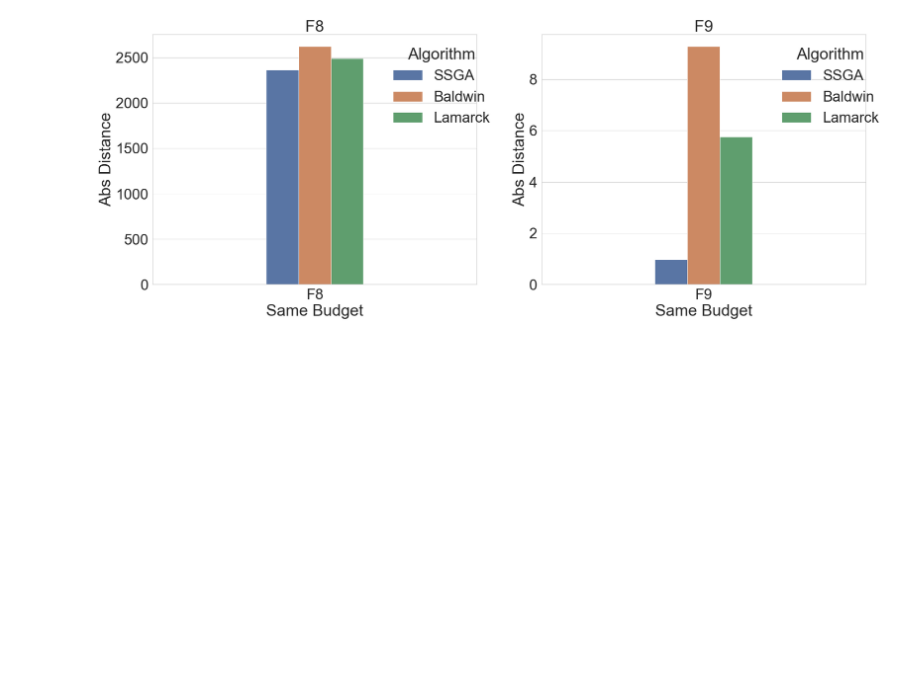
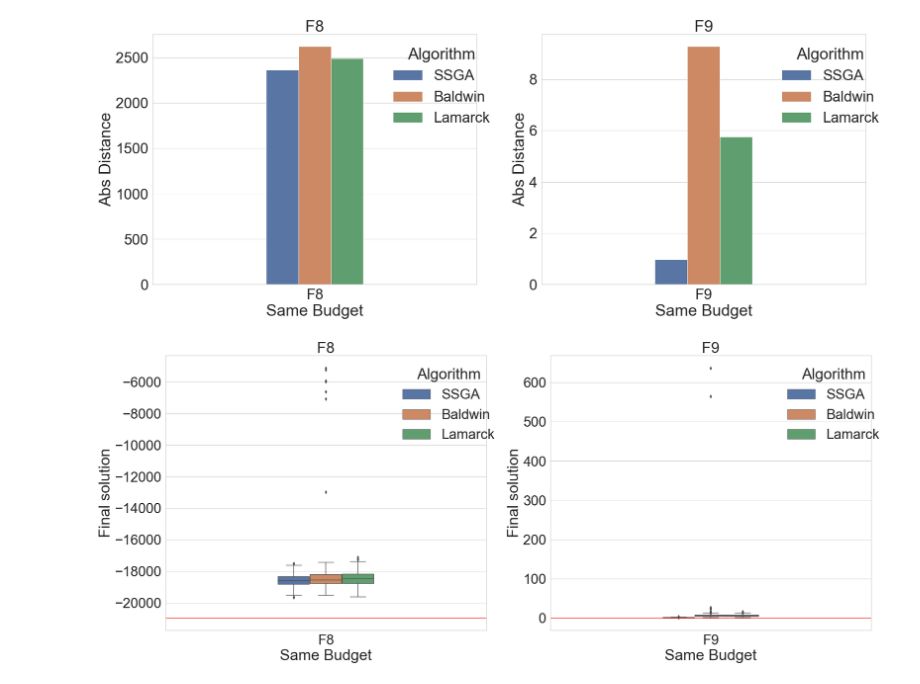
Before and after one commit to JIAOJIAOMEI/Evolution_algorithm, a Jupyter notebook: budget analysis/89/plots/distance.ipynb, the cells around one changed output. Drawn from its saved outputs; the diff is of its cells as text; code cells hidden in the pictures; blank space fills up the shorter version.

```diff
--- a/budget analysis/89/plots/distance.ipynb
+++ b/budget analysis/89/plots/distance.ipynb
@@ -236,3 +236,28 @@ def show_graph(dataframe):
 show_graph(dataframe=df)
 # %% [output]
 [figure]
+# %%
+op = [opt[i-1] for i in function_list]
+def show_graph(dataframe):
+    sns.set_theme(style="whitegrid", font_scale=1.5)
+    sns.set_style("ticks", {'axes.grid': True})
+    dist_cols = 2
+    dist_rows = 1
+    plt.figure(figsize=(15 * dist_cols, 12 * dist_rows))
+    i = 1
+    for func in func_list:
+        sns.set_theme(style="whitegrid", font_scale=3)
+        data = dataframe[dataframe["Function"] == func]
+        plt.subplot(dist_rows, dist_cols, i)
+        ax = sns.boxplot(data=data, y="Final solution", x="Function", hue="Algorithm", width=0.3)
+        sns.move_legend(ax, "upper left", bbox_to_anchor=(0.7, 1), frameon=False)
+        plt.axhline(y=op[i-1],color="red",linewidth=1)
+        plt.xlabel("Same Budget")
+        plt.ylabel(f"Final solution")
+        plt.title(f"{func}")
+        i = i + 1
+    plt.savefig("./final.png", dpi=400, bbox_inches='tight')
+    plt.show()
+show_graph(dataframe=df)
+# %% [output]
+[figure, added]
```
Also changed, not shown: 8 other files.
